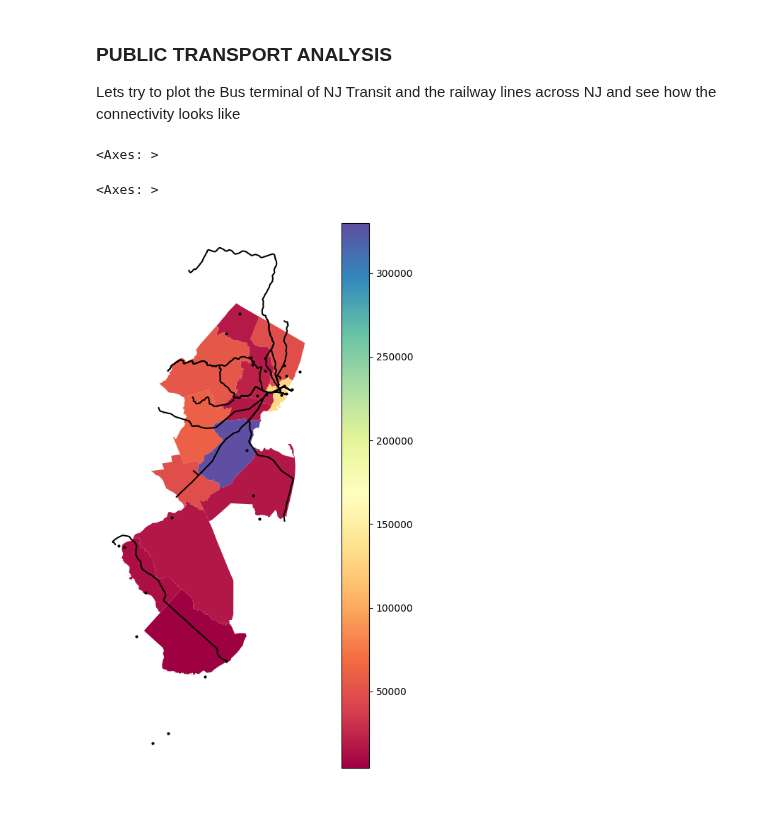
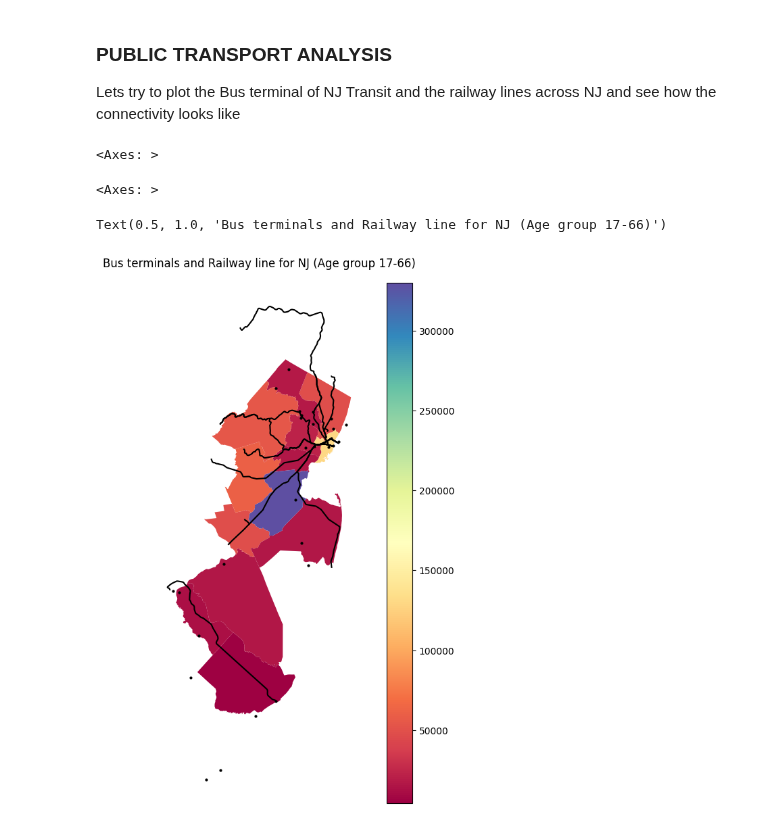
Before and after one commit to NihilKottal001/GIS, a Jupyter notebook: PS1.ipynb, the cells around one changed output. Saved outputs shown, nothing was run; the diff lists cells and outputs as text; code cells hidden in the pictures.

```diff
--- a/PS1.ipynb
+++ b/PS1.ipynb
@@ -370,14 +283,16 @@ Rail_lines=gpd.read_file('NJTRANSIT_RAIL_LINES.shp')
 # %%
 #Plotting both the Bus terminal and Rail line over the base layer of Indian population for the age group 17 - 65 map
 
 base = indian.plot(column = 'Adult_age_group',cmap = 'Spectral', legend = True,figsize =(10,10)  )
 Bus_terminal.plot(ax = base, color = 'black', markersize = 4,figsize =(10,10) )
 Rail_lines.plot(ax = base, color = 'black', markersize = 4,figsize =(10,10) )
+base.set_title(f'Bus terminals and Railway line for NJ (Age group 17-66)')
 base.set_axis_off()
 # %% [output]
 <Axes: >
 <Axes: >
+Text(0.5, 1.0, 'Bus terminals and Railway line for NJ (Age group 17-66)')
-[figure, old version]
+[figure, new version]
 # %%
 indian = indian.drop('geometry', axis=1)
 
```
Also changed, not shown: parts of 14 cells of this notebook.
